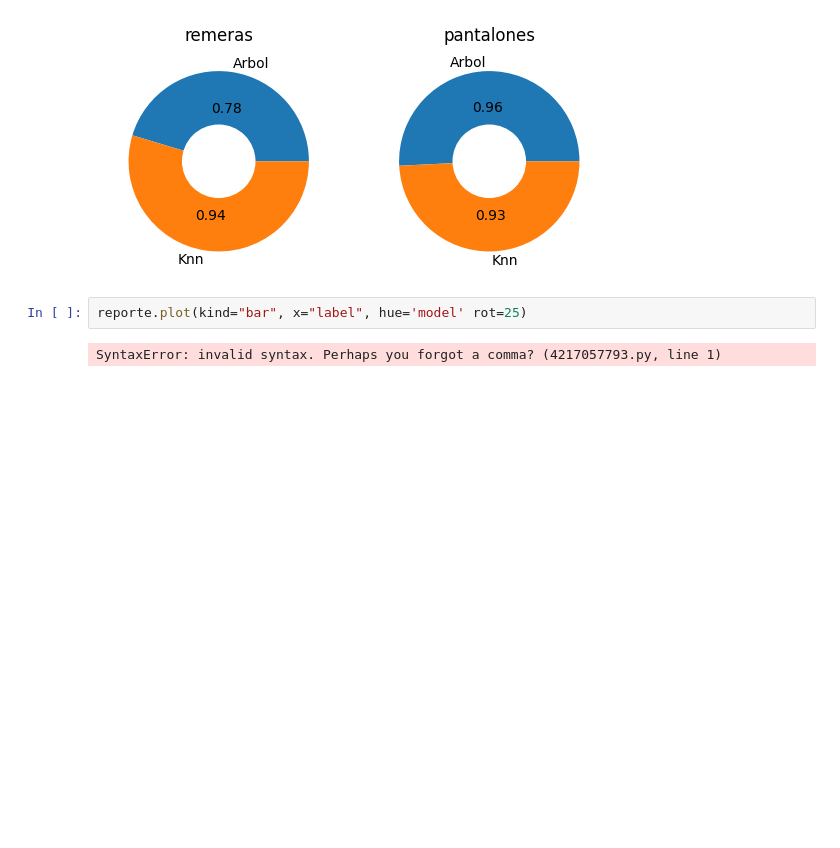
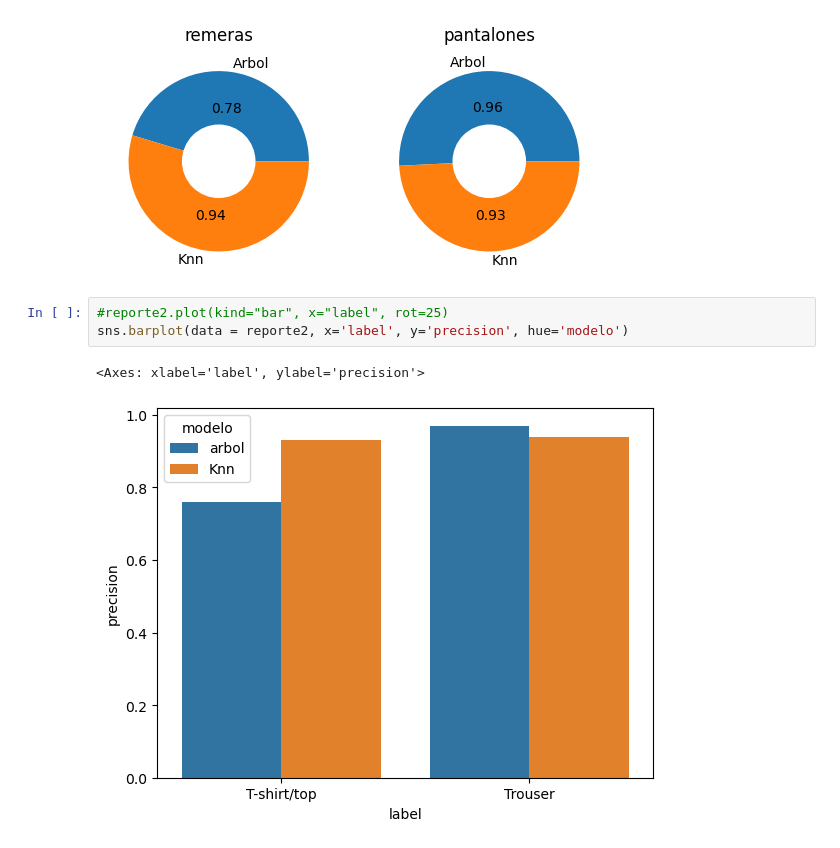
Before and after one commit to agusruss0/TP2-LDD-2C-2023, a Jupyter notebook: fashion_GLA.ipynb, the cells around one changed output. Saved outputs shown, nothing was run; the diff lists cells and outputs as text; blank space fills up the shorter version.

```diff
--- a/fashion_GLA.ipynb
+++ b/fashion_GLA.ipynb
@@ -411,6 +413,8 @@ plt.show()
 # %% [output]
 [figure]
 # %%
-reporte.plot(kind="bar", x="label", hue='model' rot=25)
+#reporte2.plot(kind="bar", x="label", rot=25)
+sns.barplot(data = reporte2, x='label', y='precision', hue='modelo')
 # %% [output]
-SyntaxError: invalid syntax. Perhaps you forgot a comma? (4217057793.py, line 1)
+<Axes: xlabel='label', ylabel='precision'>
+[figure, added]
```
Also changed, not shown: parts of 8 cells of this notebook.
